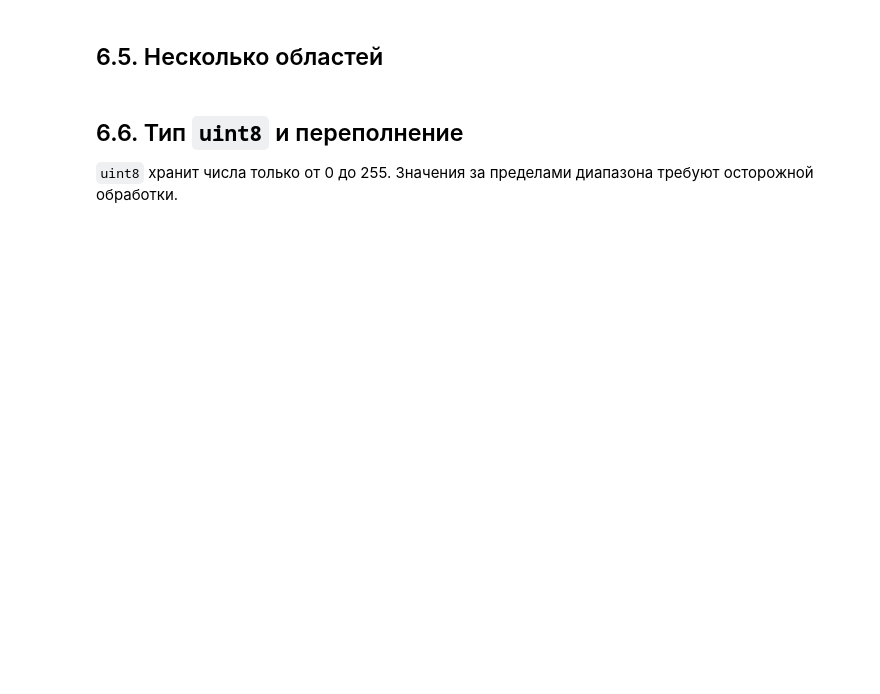
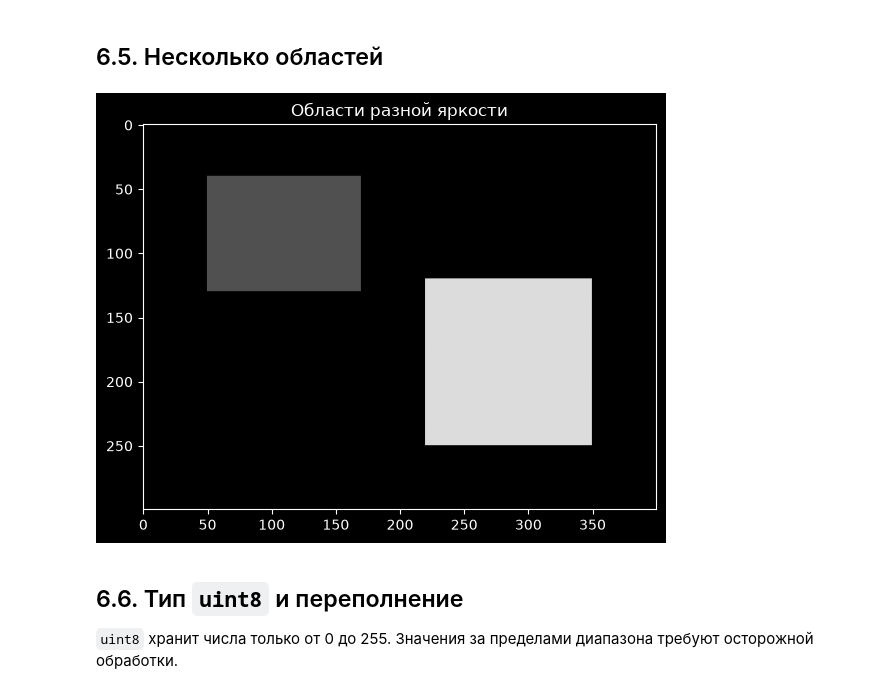
Before and after one commit to Shida78/CpGUI_lk1, a Jupyter notebook: lecture_01.ipynb, the cells around one changed output. Cells and saved outputs as stored; diff of their text form; code cells hidden in the pictures; blank space fills up the shorter version.

```diff
--- a/lecture_01.ipynb
+++ b/lecture_01.ipynb
@@ -1269,14 +1340,16 @@ plt.show()
 # %%
 synthetic_image = np.zeros((300, 400), dtype=np.uint8)
 
 synthetic_image[40:130, 50:170] = 80
 synthetic_image[120:250, 220:350] = 220
 
 plt.figure(figsize=(7, 5))
 plt.imshow(synthetic_image, cmap="gray", vmin=0, vmax=255)
 plt.title("Области разной яркости")
-plt.axis("off")
+plt.axis("on")
 plt.show()
+# %% [output]
+[figure, added]
 # %% [markdown]
 ## 6.6. Тип `uint8` и переполнение
 
```
Also changed, not shown: parts of 36 cells of this notebook, 3 other files.
